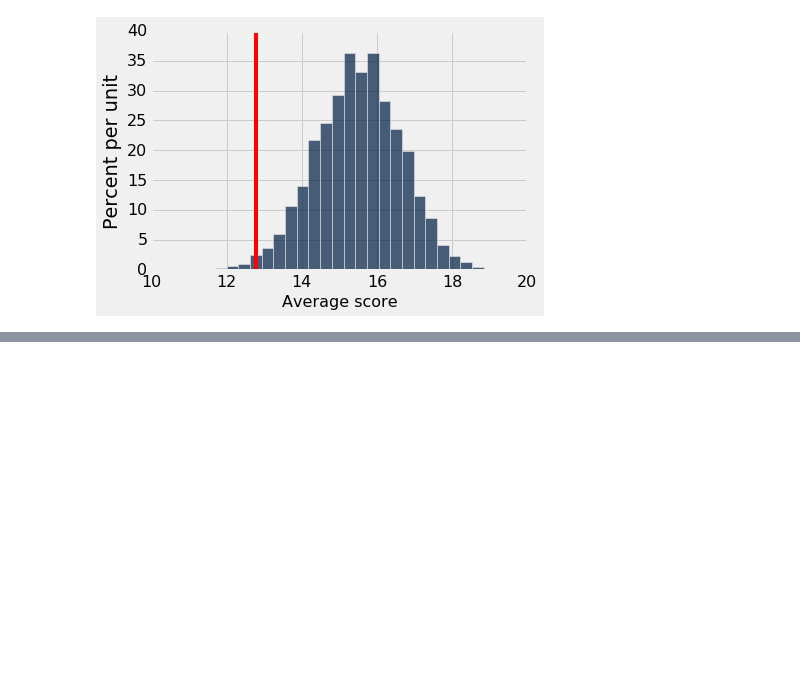
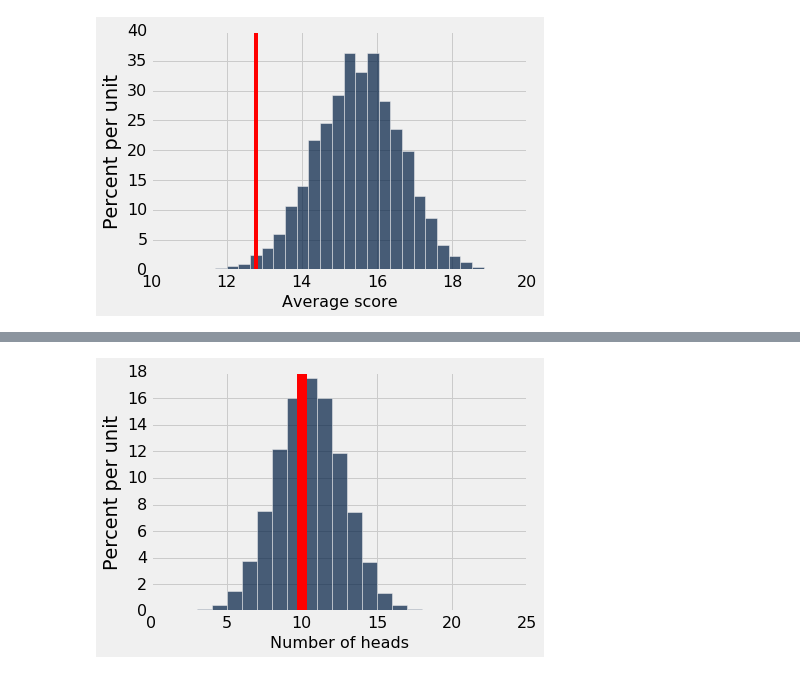
Before and after one commit to data-8r/course-assets, a Jupyter notebook: lectures/lecture19.ipynb, the cells around one changed output, grey strips where cells are left out. Saved outputs shown, nothing was run; the diff lists cells and outputs as text; code cells hidden in the pictures; blank space fills up the shorter version.

```diff
--- a/lectures/lecture19.ipynb
+++ b/lectures/lecture19.ipynb
@@ -141,0 +155,5 @@ draw_test_statistic(simulate_average_under_alternative(27), null_stats)
+# %%
+twenties.hist(bins=np.arange(22))
+plots.axvline(10, color="red", lw=10);
+# %% [output]
+[figure, added]
```
Also changed, not shown: parts of 16 cells of this notebook, 17 other files.
